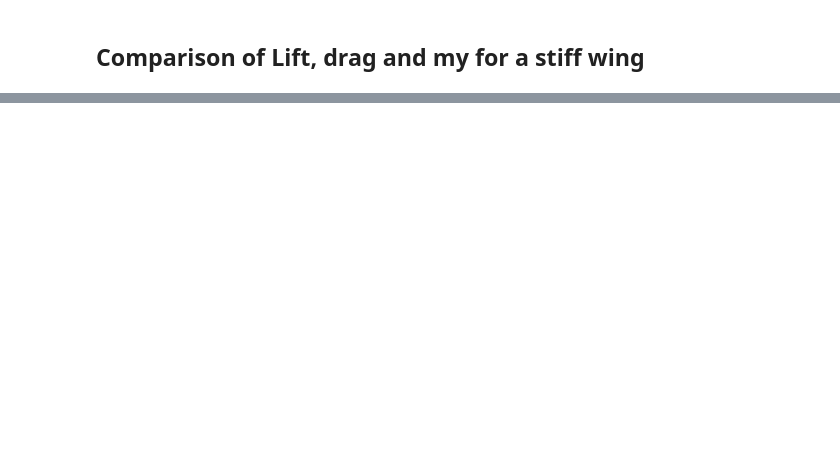
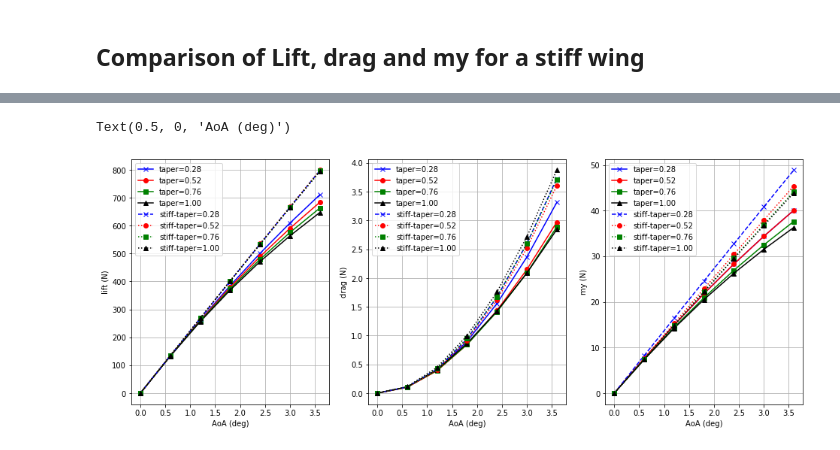
Before and after one commit to ACea15/Projects-SHARPy, a Jupyter notebook: aeroelasticPMOR_Optimization/surrogate_model/aoa_taper_forces_surrogate.ipynb, the cells around one changed output, grey strips where cells are left out. Cells and saved outputs as stored; diff of their text form; code cells hidden in the pictures; blank space fills up the shorter version.

```diff
--- a/aeroelasticPMOR_Optimization/surrogate_model/aoa_taper_forces_surrogate.ipynb
+++ b/aeroelasticPMOR_Optimization/surrogate_model/aoa_taper_forces_surrogate.ipynb
@@ -748,0 +774,59 @@ os.chdir(cwd)
+# %%
+fig2, ax = plt.subplots(nrows=1, ncols=3, figsize=(16, 6))
+
+ax[0].plot(x,lift0,'bx-')
+ax[0].plot(x,lift2,'ro-')
+ax[0].plot(x,lift4,'gs-')
+ax[0].plot(x,lift6,'k^-')
+
+ax[0].plot(x,lift_stiff0,'bx--')
+ax[0].plot(x,lift_stiff2,'ro:')
+ax[0].plot(x,lift_stiff4,'gs:')
+ax[0].plot(x,lift_stiff6,'k^:')
+
+
+
+ax[0].legend(["taper=0.28","taper=0.52","taper=0.76","taper=1.00",
+              "stiff-taper=0.28","stiff-taper=0.52","stiff-taper=0.76",
+              "stiff-taper=1.00"])
+ax[0].grid(True)
+ax[0].set_ylabel('lift (N)')
+ax[0].set_xlabel('AoA (deg)')
+
+
+ax[1].plot(x,drag0,'bx-')
+ax[1].plot(x,drag2,'ro-')
+ax[1].plot(x,drag4,'gs-')
+ax[1].plot(x,drag6,'k^-')
+
+ax[1].plot(x,drag_stiff0,'bx--')
+ax[1].plot(x,drag_stiff2,'ro:')
+ax[1].plot(x,drag_stiff4,'gs:')
+ax[1].plot(x,drag_stiff6,'k^:')
+
+ax[1].legend(["taper=0.28","taper=0.52","taper=0.76","taper=1.00",
+              "stiff-taper=0.28","stiff-taper=0.52","stiff-taper=0.76",
+              "stiff-taper=1.00"])
+ax[1].grid(True)
+ax[1].set_ylabel('drag (N)')
+ax[1].set_xlabel('AoA (deg)')
+
+ax[2].plot(x,my2,'bx-')
+ax[2].plot(x,my2,'ro-')
+ax[2].plot(x,my4,'gs-')
+ax[2].plot(x,my6,'k^-')
+
+ax[2].plot(x,my_stiff0,'bx--')
+ax[2].plot(x,my_stiff2,'ro:')
+ax[2].plot(x,my_stiff4,'gs:')
+ax[2].plot(x,my_stiff6,'k^:')
+
+ax[2].legend(["taper=0.28","taper=0.52","taper=0.76","taper=1.00",
+              "stiff-taper=0.28","stiff-taper=0.52","stiff-taper=0.76",
+              "stiff-taper=1.00"])
+ax[2].grid(True)
+ax[2].set_ylabel('my (N)')
+ax[2].set_xlabel('AoA (deg)')
+# %% [output]
+Text(0.5, 0, 'AoA (deg)')
+[figure, added]
```
Also changed, not shown: parts of 16 cells of this notebook.
